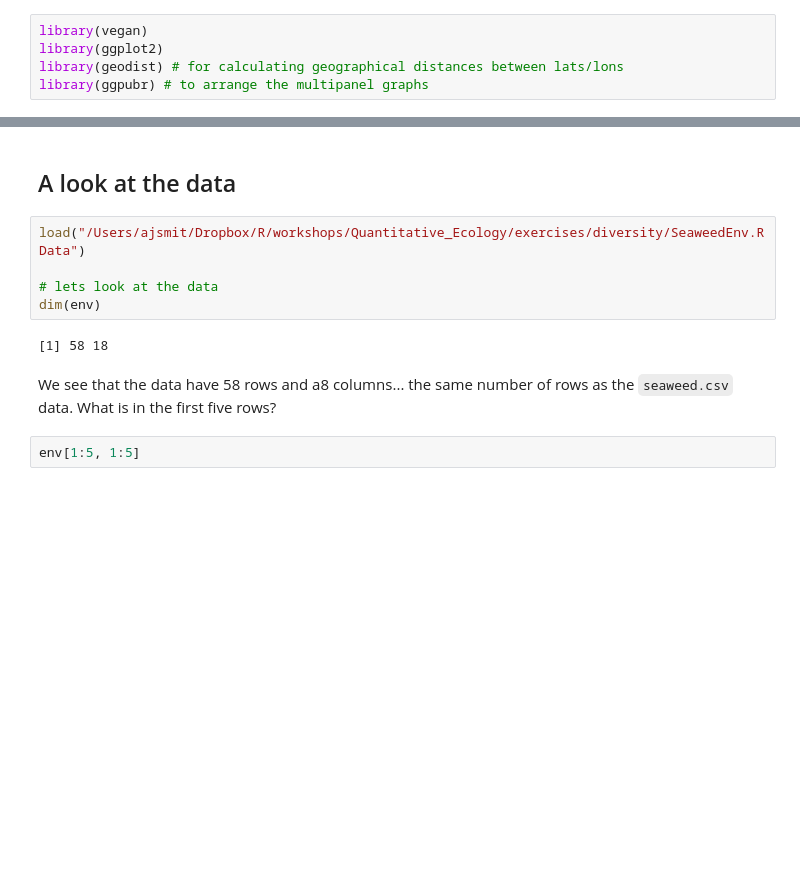
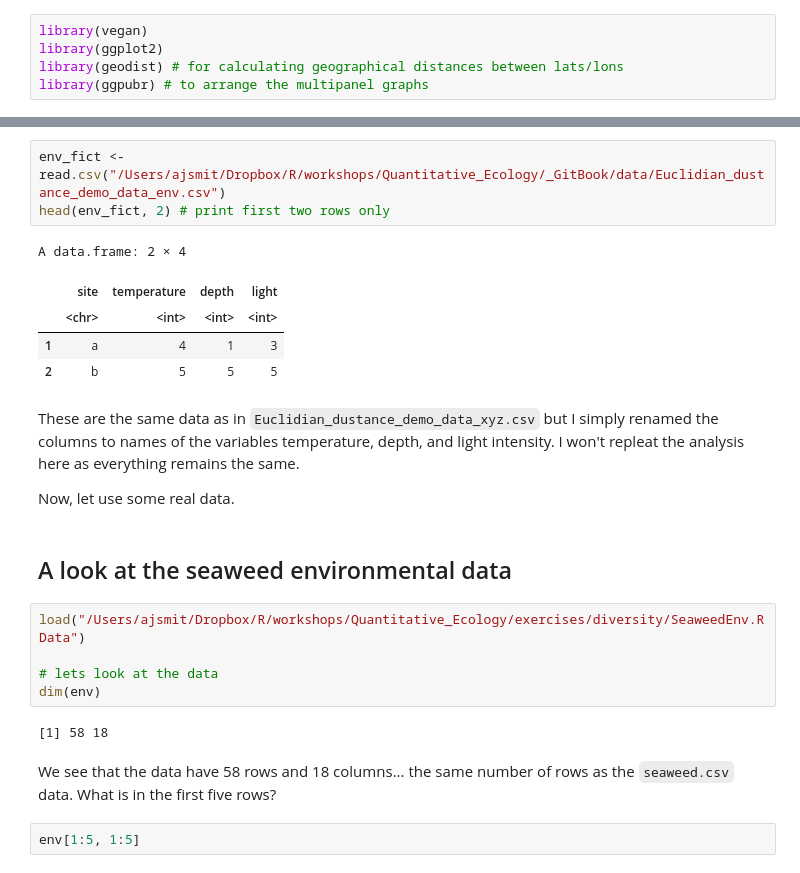
Before and after one commit to ajsmit/Quantitative_Ecology, a Jupyter notebook: jupyter_lab/environmental_distance.ipynb, the cells around one changed output, grey strips where cells are left out. Cells and saved outputs as stored; diff of their text form; blank space fills up the shorter version.

```diff
--- a/jupyter_lab/environmental_distance.ipynb
+++ b/jupyter_lab/environmental_distance.ipynb
@@ -16,5 +90,18 @@ library(ggpubr) # to arrange the multipanel graphs
+# %%
+env_fict <- read.csv("/Users/ajsmit/Dropbox/R/workshops/Quantitative_Ecology/_GitBook/data/Euclidian_dustance_demo_data_env.csv")
+head(env_fict, 2) # print first two rows only
+# %% [output]
+A data.frame: 2 × 4
+|  | site | temperature | depth | light |
+|  | <chr> | <int> | <int> | <int> |
+| 1 | a | 4 | 1 | 3 |
+| 2 | b | 5 | 5 | 5 |
+# %% [markdown]
+These are the same data as in `Euclidian_dustance_demo_data_xyz.csv` but I simply renamed the columns to names of the variables temperature, depth, and light intensity. I won't repleat the analysis here as everything remains the same.
+
+Now, let use some real data.
 # %% [markdown]
-## A look at the data
+## A look at the seaweed environmental data
 # %%
 load("/Users/ajsmit/Dropbox/R/workshops/Quantitative_Ecology/exercises/diversity/SeaweedEnv.RData")
 
@@ -23,7 +110,7 @@ dim(env)
 # %% [output]
 [1] 58 18
 # %% [markdown]
-We see that the data have 58 rows and a8 columns... the same number of rows as the `seaweed.csv` data. What is in the first five rows?
+We see that the data have 58 rows and 18 columns... the same number of rows as the `seaweed.csv` data. What is in the first five rows?
 # %%
 env[1:5, 1:5]
 # %% [output]
```
Also changed, not shown: parts of 15 cells of this notebook, 1 other file.
